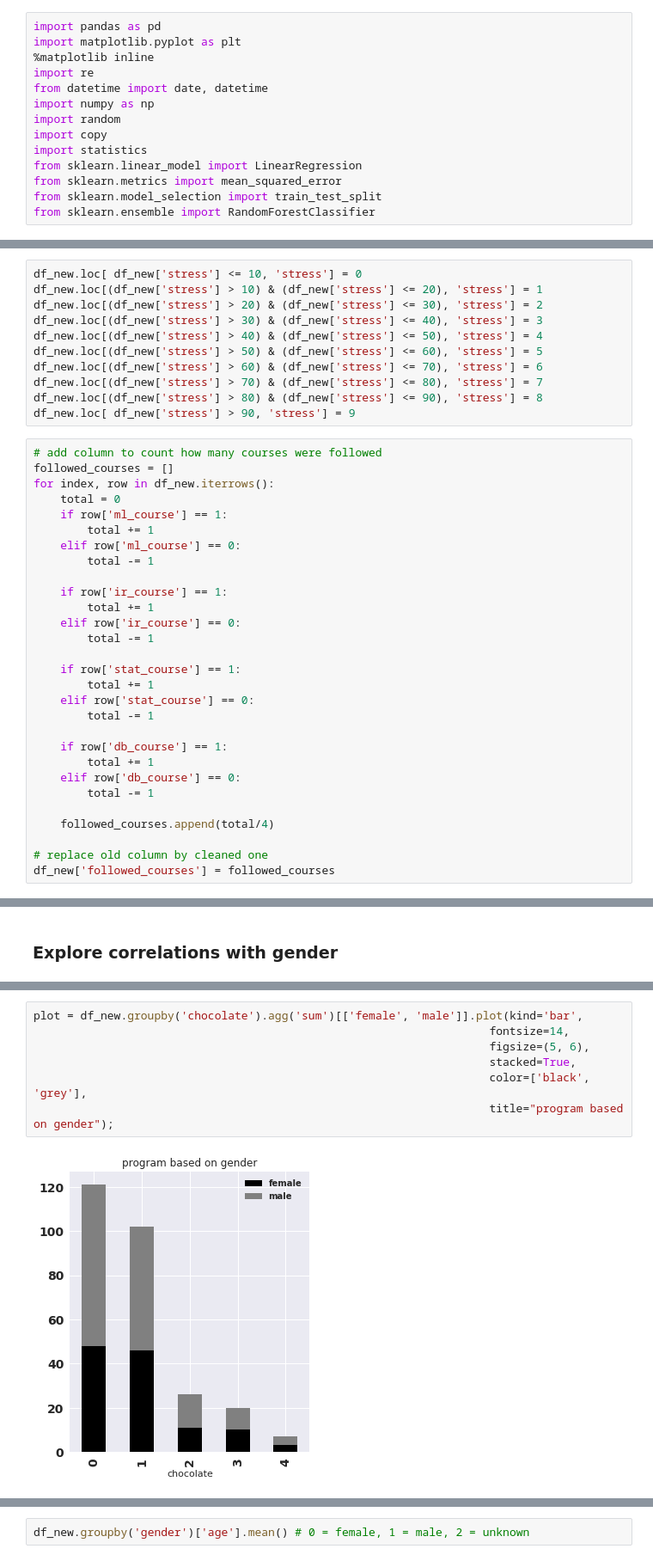
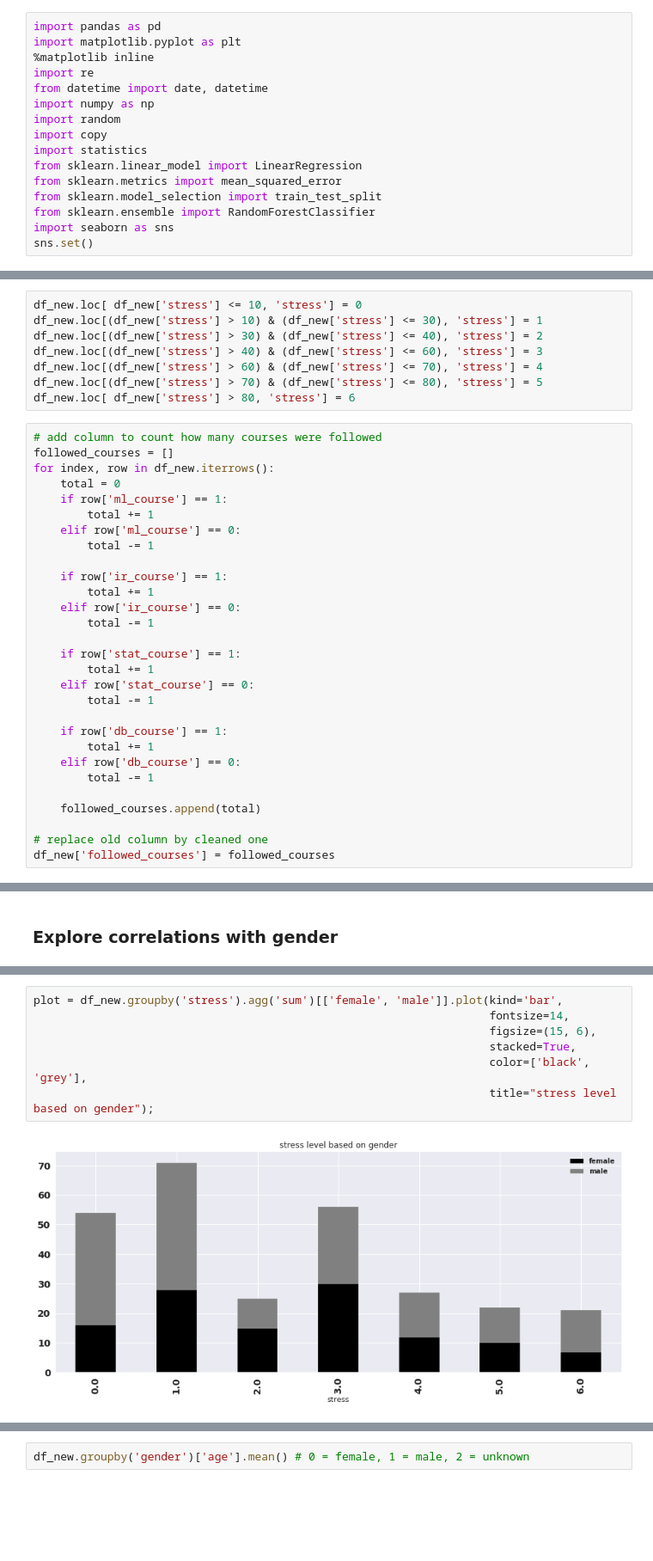
Before and after one commit to NatasjaWezel/DataMiningTechniques, a Jupyter notebook: assignment1_task1.ipynb, the cells around one changed output, grey strips where cells are left out. Shown: that part at 86% size. Saved outputs shown, nothing was run; the diff lists cells and outputs as text; blank space fills up the shorter version.

```diff
--- a/assignment1_task1.ipynb
+++ b/assignment1_task1.ipynb
@@ -12,6 +12,8 @@ from sklearn.linear_model import LinearRegression
 from sklearn.metrics import mean_squared_error
 from sklearn.model_selection import train_test_split
 from sklearn.ensemble import RandomForestClassifier
+import seaborn as sns
+sns.set()
 # %%
 plt.style.use('seaborn')
 font = {'family' : 'normal',
@@ -361,14 +369,11 @@ display(df_new)
 # %%
 df_new.loc[ df_new['stress'] <= 10, 'stress'] = 0
-df_new.loc[(df_new['stress'] > 10) & (df_new['stress'] <= 20), 'stress'] = 1
-df_new.loc[(df_new['stress'] > 20) & (df_new['stress'] <= 30), 'stress'] = 2
-df_new.loc[(df_new['stress'] > 30) & (df_new['stress'] <= 40), 'stress'] = 3
-df_new.loc[(df_new['stress'] > 40) & (df_new['stress'] <= 50), 'stress'] = 4
-df_new.loc[(df_new['stress'] > 50) & (df_new['stress'] <= 60), 'stress'] = 5
-df_new.loc[(df_new['stress'] > 60) & (df_new['stress'] <= 70), 'stress'] = 6
-df_new.loc[(df_new['stress'] > 70) & (df_new['stress'] <= 80), 'stress'] = 7
-df_new.loc[(df_new['stress'] > 80) & (df_new['stress'] <= 90), 'stress'] = 8
-df_new.loc[ df_new['stress'] > 90, 'stress'] = 9
+df_new.loc[(df_new['stress'] > 10) & (df_new['stress'] <= 30), 'stress'] = 1
+df_new.loc[(df_new['stress'] > 30) & (df_new['stress'] <= 40), 'stress'] = 2
+df_new.loc[(df_new['stress'] > 40) & (df_new['stress'] <= 60), 'stress'] = 3
+df_new.loc[(df_new['stress'] > 60) & (df_new['stress'] <= 70), 'stress'] = 4
+df_new.loc[(df_new['stress'] > 70) & (df_new['stress'] <= 80), 'stress'] = 5
+df_new.loc[ df_new['stress'] > 80, 'stress'] = 6
 # %%
 # add column to count how many courses were followed
 followed_courses = []
@@ -394,7 +399,7 @@ for index, row in df_new.iterrows():
     elif row['db_course'] == 0:
         total -= 1
 
-    followed_courses.append(total/4)
+    followed_courses.append(total)
 
 # replace old column by cleaned one
 df_new['followed_courses'] = followed_courses
@@ -664,10 +697,10 @@ plot = df_new.groupby('program').agg('sum')[['female', 'male']].plot(kind='bar',
 # %%
-plot = df_new.groupby('chocolate').agg('sum')[['female', 'male']].plot(kind='bar',
+plot = df_new.groupby('stress').agg('sum')[['female', 'male']].plot(kind='bar',
                                                                     fontsize=14,
-                                                                    figsize=(5, 6),
+                                                                    figsize=(15, 6),
                                                                     stacked=True,
                                                                     color=['black', 'grey'],
-                                                                    title="program based on gender");
+                                                                    title="stress level based on gender");
 # %% [output]
-[figure, old version]
+[figure, new version]
 # %%
```
Also changed, not shown: parts of 25 cells of this notebook, 3 other files.
